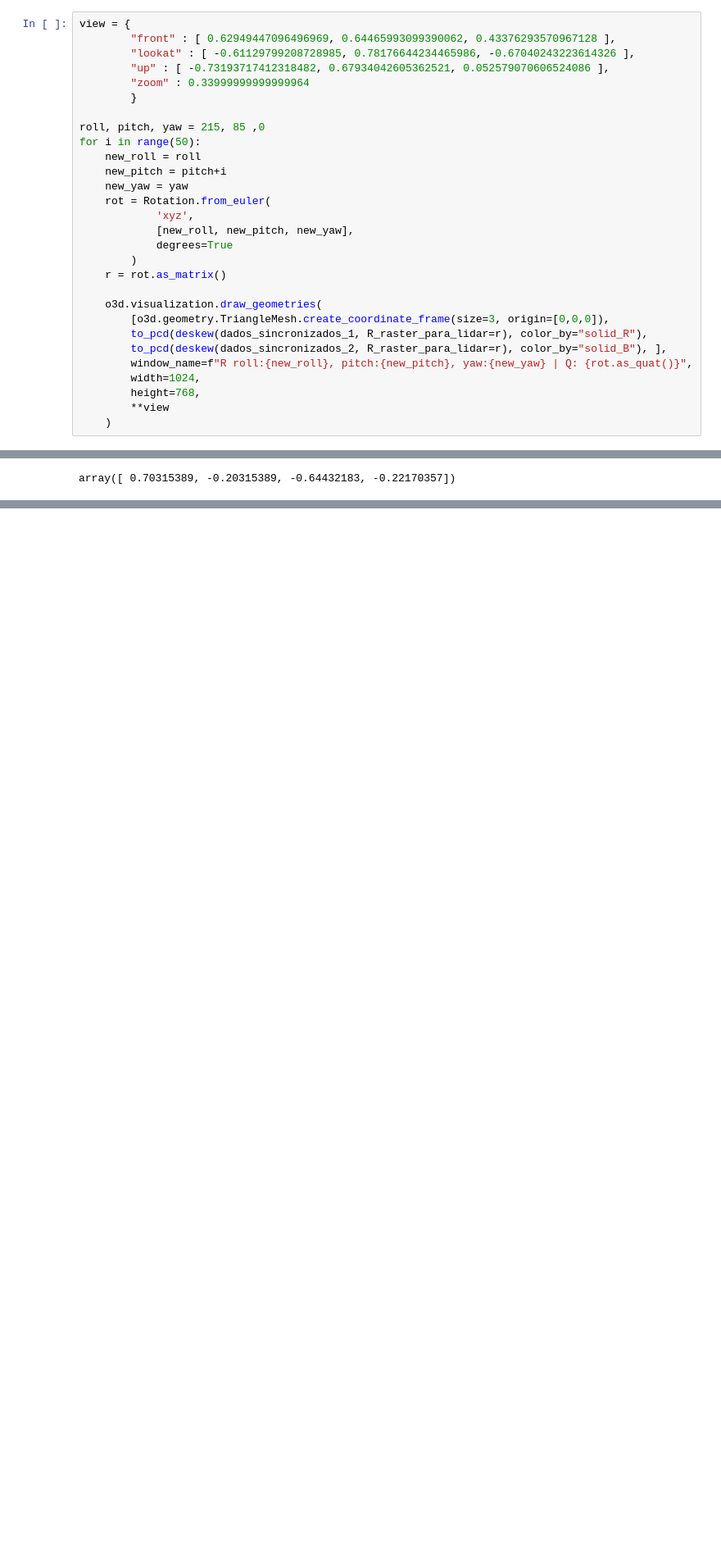
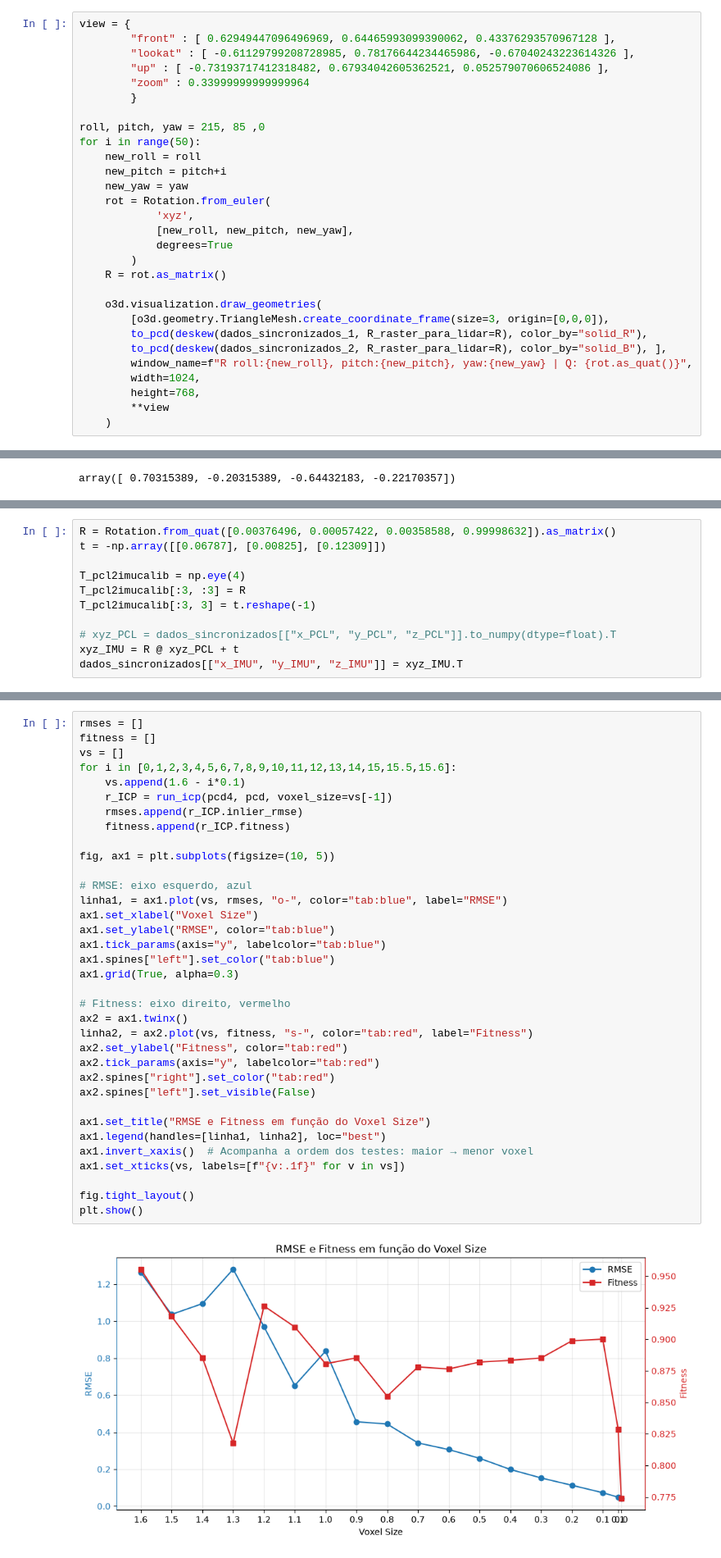
Before and after one commit to HumbertoDiego/LevantamentoLidarIME, a Jupyter notebook: 03_Exploracao_TRANSFORMS.ipynb, the cells around one changed output, grey strips where cells are left out. Shown at 82% size. Drawn from its saved outputs; the diff is of its cells as text; blank space fills up the shorter version.

```diff
--- a/03_Exploracao_TRANSFORMS.ipynb
+++ b/03_Exploracao_TRANSFORMS.ipynb
@@ -676,12 +675,12 @@ for i in range(50):
             [new_roll, new_pitch, new_yaw],
             degrees=True
         )
-    r = rot.as_matrix()
+    R = rot.as_matrix()
 
     o3d.visualization.draw_geometries(
         [o3d.geometry.TriangleMesh.create_coordinate_frame(size=3, origin=[0,0,0]),
-        to_pcd(deskew(dados_sincronizados_1, R_raster_para_lidar=r), color_by="solid_R"),
-        to_pcd(deskew(dados_sincronizados_2, R_raster_para_lidar=r), color_by="solid_B"), ],
+        to_pcd(deskew(dados_sincronizados_1, R_raster_para_lidar=R), color_by="solid_R"),
+        to_pcd(deskew(dados_sincronizados_2, R_raster_para_lidar=R), color_by="solid_B"), ],
         window_name=f"R roll:{new_roll}, pitch:{new_pitch}, yaw:{new_yaw} | Q: {rot.as_quat()}",
         width=1024,
         height=768,
@@ -772,0 +770,11 @@ o3d.visualization.draw_geometries(
+# %%
+R = Rotation.from_quat([0.00376496, 0.00057422, 0.00358588, 0.99998632]).as_matrix()
+t = -np.array([[0.06787], [0.00825], [0.12309]])
+
+T_pcl2imucalib = np.eye(4)
+T_pcl2imucalib[:3, :3] = R
+T_pcl2imucalib[:3, 3] = t.reshape(-1)
+
+# xyz_PCL = dados_sincronizados[["x_PCL", "y_PCL", "z_PCL"]].to_numpy(dtype=float).T
+xyz_IMU = R @ xyz_PCL + t
+dados_sincronizados[["x_IMU", "y_IMU", "z_IMU"]] = xyz_IMU.T
@@ -772,0 +861,37 @@ o3d.visualization.draw_geometries(
+# %%
+rmses = []
+fitness = []
+vs = []
+for i in [0,1,2,3,4,5,6,7,8,9,10,11,12,13,14,15,15.5,15.6]:
+    vs.append(1.6 - i*0.1)
+    r_ICP = run_icp(pcd4, pcd, voxel_size=vs[-1])
+    rmses.append(r_ICP.inlier_rmse)
+    fitness.append(r_ICP.fitness)
+
+fig, ax1 = plt.subplots(figsize=(10, 5))
+
+# RMSE: eixo esquerdo, azul
+linha1, = ax1.plot(vs, rmses, "o-", color="tab:blue", label="RMSE")
+ax1.set_xlabel("Voxel Size")
+ax1.set_ylabel("RMSE", color="tab:blue")
+ax1.tick_params(axis="y", labelcolor="tab:blue")
+ax1.spines["left"].set_color("tab:blue")
+ax1.grid(True, alpha=0.3)
+
+# Fitness: eixo direito, vermelho
+ax2 = ax1.twinx()
+linha2, = ax2.plot(vs, fitness, "s-", color="tab:red", label="Fitness")
+ax2.set_ylabel("Fitness", color="tab:red")
+ax2.tick_params(axis="y", labelcolor="tab:red")
+ax2.spines["right"].set_color("tab:red")
+ax2.spines["left"].set_visible(False)
+
+ax1.set_title("RMSE e Fitness em função do Voxel Size")
+ax1.legend(handles=[linha1, linha2], loc="best")
+ax1.invert_xaxis()  # Acompanha a ordem dos testes: maior → menor voxel
+ax1.set_xticks(vs, labels=[f"{v:.1f}" for v in vs])
+
+fig.tight_layout()
+plt.show()
+# %% [output]
+[figure, added]
```
Also changed, not shown: parts of 22 cells of this notebook, 3 other files.
